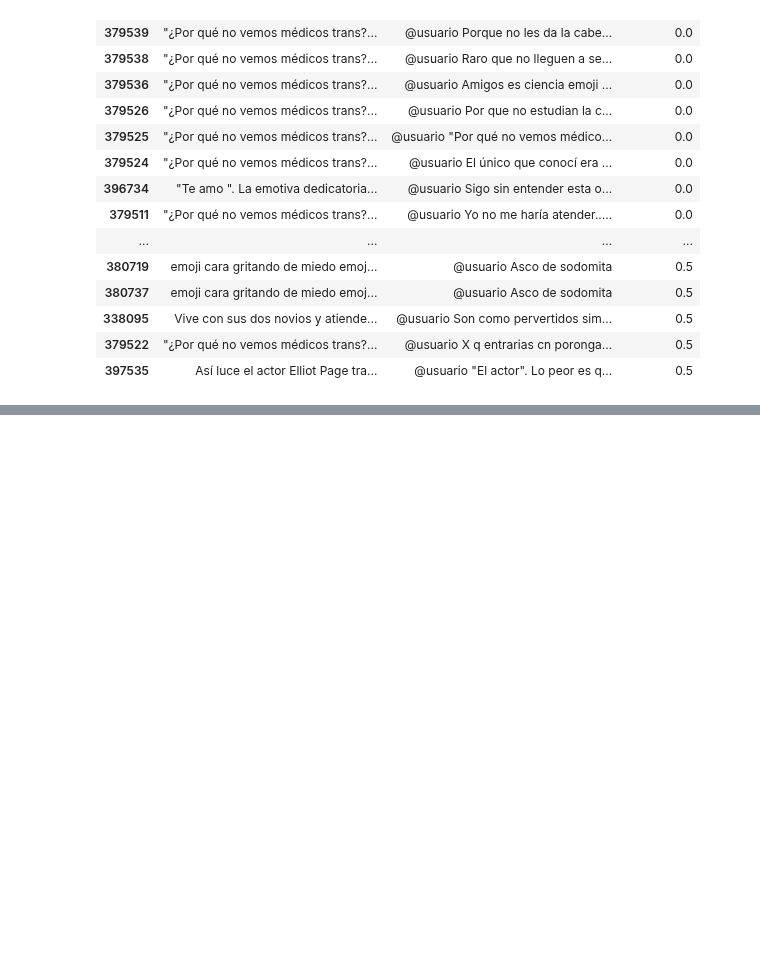
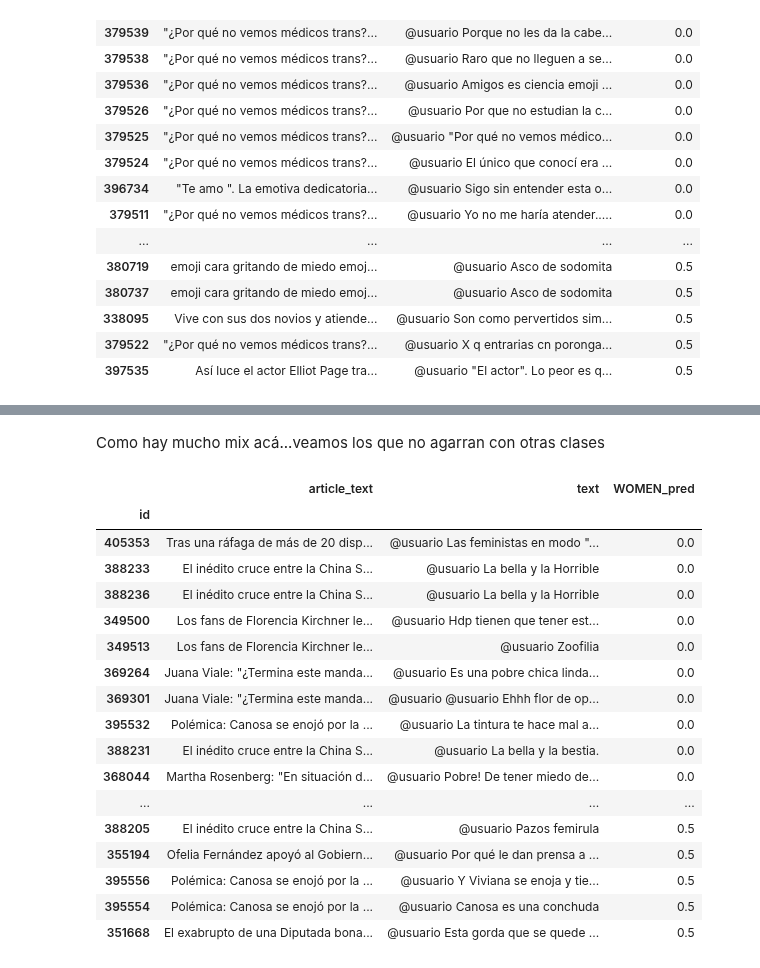
Before and after one commit to finiteautomata/contextualized-hatespeech-classification, a Jupyter notebook: notebooks/Error Analysis.ipynb, the cells around one changed output, grey strips where cells are left out. Saved outputs shown, nothing was run; the diff lists cells and outputs as text; code cells hidden in the pictures; blank space fills up the shorter version.

```diff
--- a/notebooks/Error Analysis.ipynb
+++ b/notebooks/Error Analysis.ipynb
@@ -144,0 +161,16 @@ fn.loc[:, ["article_text", "text", "LGBTI_pred"]].sort_values("LGBTI_pred")
+# %%
+from sklearn.metrics import precision_recall_fscore_support
+
+labels = df["WOMEN"]
+preds = df["WOMEN_pred"] > 0.5
+
+prec, recall, fscore, support = precision_recall_fscore_support(labels, preds, average='binary')
+
+print("WOMEN results")
+print(f"Precision: {prec:.3f}")
+print(f"Recall: {recall:.3f}")
+print(f"F1: {fscore:.3f}")
+print(f"Support: {df['WOMEN'].sum()}")
+
+print(f"False negatives: {df[labels & ~preds].shape[0]}")
+print(f"False negatives not found in other categories: {df[labels & ~preds & ~hateful_pred].shape[0]}")
@@ -144,0 +185,30 @@ fn.loc[:, ["article_text", "text", "LGBTI_pred"]].sort_values("LGBTI_pred")
+# %% [markdown]
+Como hay mucho mix acá...veamos los que no agarran con otras clases
+# %%
+pd.options.display.max_rows = 200
+pd.options.display.max_colwidth = 400
+
+hateful_pred = df["HATEFUL_pred"]
+
+fn = df[labels & ~preds & ~hateful_pred]
+
+fn.sort_values("WOMEN_pred").loc[:, ["article_text", "text", "WOMEN_pred"]]
+# %% [output]
+|  | article_text | text | WOMEN_pred |
+| id |  |  |  |
+| 405353 | Tras una ráfaga de más de 20 disp... | @usuario Las feministas en modo "... | 0.0 |
+| 388233 | El inédito cruce entre la China S... | @usuario La bella y la Horrible | 0.0 |
+| 388236 | El inédito cruce entre la China S... | @usuario La bella y la Horrible | 0.0 |
+| 349500 | Los fans de Florencia Kirchner le... | @usuario Hdp tienen que tener est... | 0.0 |
+| 349513 | Los fans de Florencia Kirchner le... | @usuario Zoofilia | 0.0 |
+| 369264 | Juana Viale: "¿Termina este manda... | @usuario Es una pobre chica linda... | 0.0 |
+| 369301 | Juana Viale: "¿Termina este manda... | @usuario @usuario Ehhh flor de op... | 0.0 |
+| 395532 | Polémica: Canosa se enojó por la ... | @usuario La tintura te hace mal a... | 0.0 |
+| 388231 | El inédito cruce entre la China S... | @usuario La bella y la bestia. | 0.0 |
+| 368044 | Martha Rosenberg: "En situación d... | @usuario Pobre! De tener miedo de... | 0.0 |
+| ... | ... | ... | ... |
+| 388205 | El inédito cruce entre la China S... | @usuario Pazos femirula | 0.5 |
+| 355194 | Ofelia Fernández apoyó al Gobiern... | @usuario Por qué le dan prensa a ... | 0.5 |
+| 395556 | Polémica: Canosa se enojó por la ... | @usuario Y Viviana se enoja y tie... | 0.5 |
+| 395554 | Polémica: Canosa se enojó por la ... | @usuario Canosa es una conchuda | 0.5 |
+| 351668 | El exabrupto de una Diputada bona... | @usuario Esta gorda que se quede ... | 0.5 |
```
Also changed, not shown: parts of 12 cells of this notebook.
